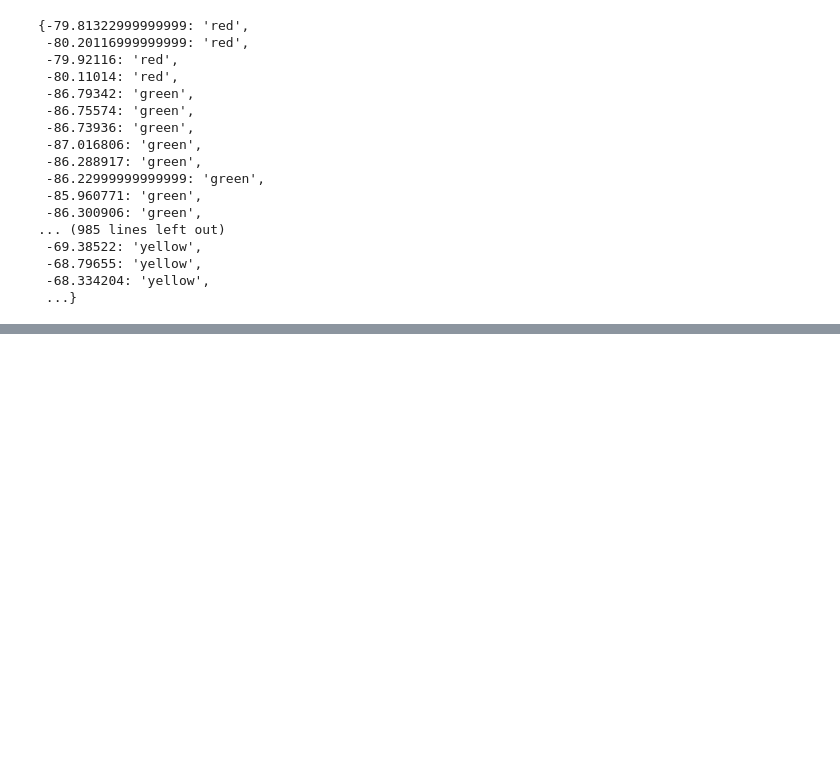
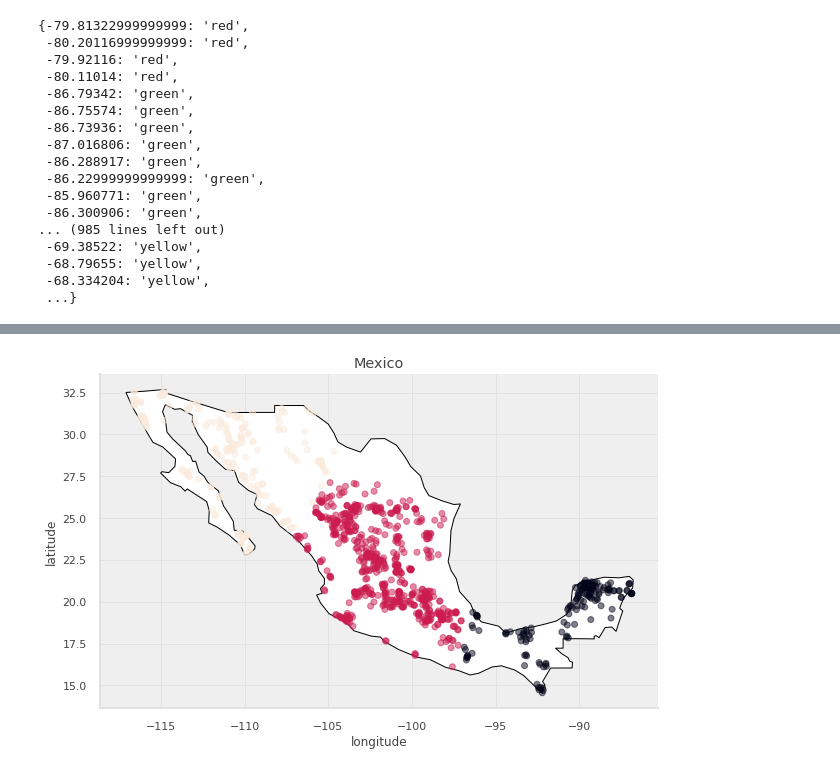
Before and after one commit to PosgradoMNA/actividades-de-aprendizaje-ams182, a Jupyter notebook: Reto pt1.ipynb, the cells around one changed output, grey strips where cells are left out. Drawn from its saved outputs; the diff is of its cells as text; code cells hidden in the pictures; blank space fills up the shorter version.

```diff
--- a/Reto pt1.ipynb
+++ b/Reto pt1.ipynb
@@ -312,3 +312,25 @@ semaforo_dict
  -68.79655: 'yellow',
  -68.334204: 'yellow',
  ...}
+# %%
+#Ahora para tener los clusters usaremos Kmeans
+from sklearn.cluster import KMeans
+
+kmeans = KMeans(
+    init="random",
+    n_clusters=3,
+    n_init=10,
+    max_iter=300,
+    random_state=42
+)
+
+# do clustering
+kmeans.fit(X)
+# save results
+labels = kmeans.labels_
+
+# send back into dataframe and display it
+gdf['cluster'] = labels
+# display the number of mamber each clustering
+_clusters = gdf.groupby('cluster').count()
+print(_clusters)
@@ -314,0 +355,22 @@ semaforo_dict
+# %%
+# add a command to plot the cities
+fig, gax = plt.subplots(figsize=(10,10))
+
+# By only plotting rows in which the continent is 'South America' we only plot, well,
+# South America.
+world.query("name == 'Mexico'").plot(ax = gax, edgecolor='black', color='white')
+
+# This plot the cities. It's the same syntax, but we are plotting from a different GeoDataFrame.
+# I want the cities as pale red dots.
+gdf.plot(ax=gax, column="cluster", alpha = 0.5)
+
+gax.set_xlabel('longitude')
+gax.set_ylabel('latitude')
+gax.set_title('Mexico')
+
+gax.spines['top'].set_visible(False)
+gax.spines['right'].set_visible(False)
+
+plt.show()
+# %% [output]
+[figure, added]
```
Also changed, not shown: parts of 1 cell of this notebook.
